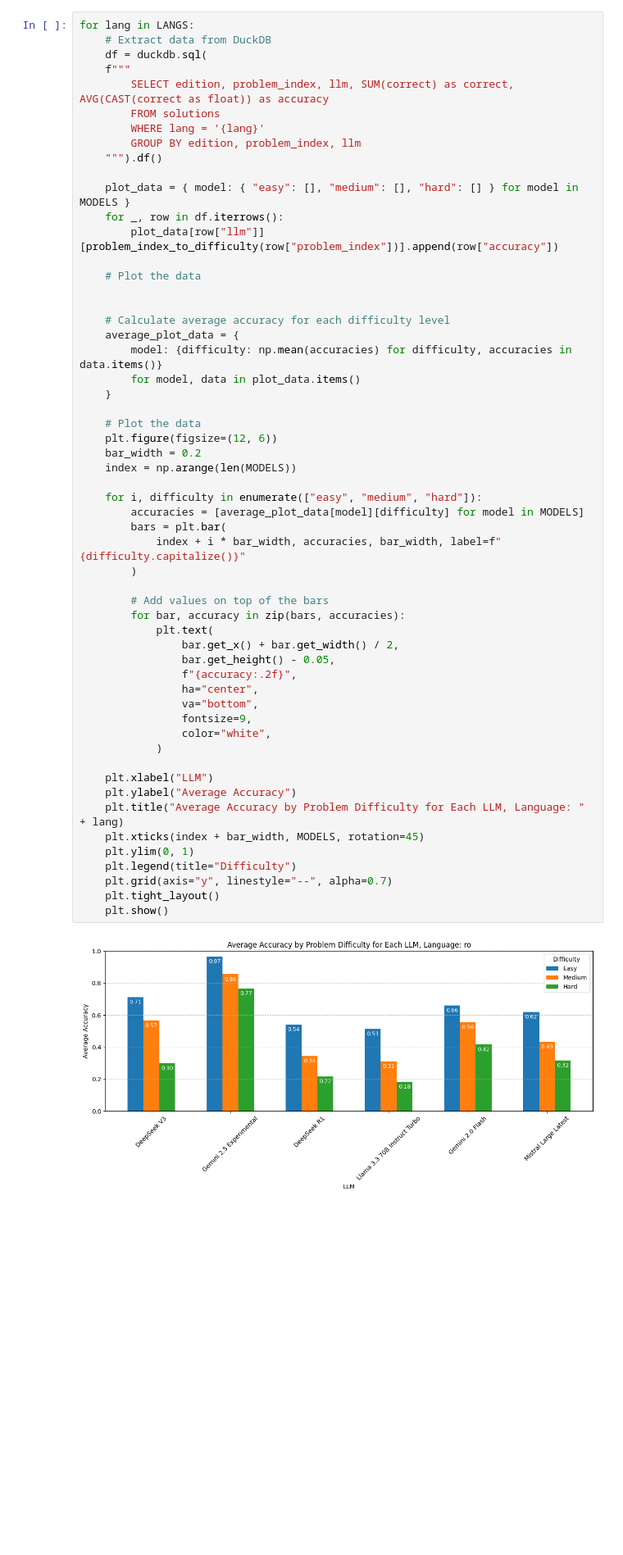
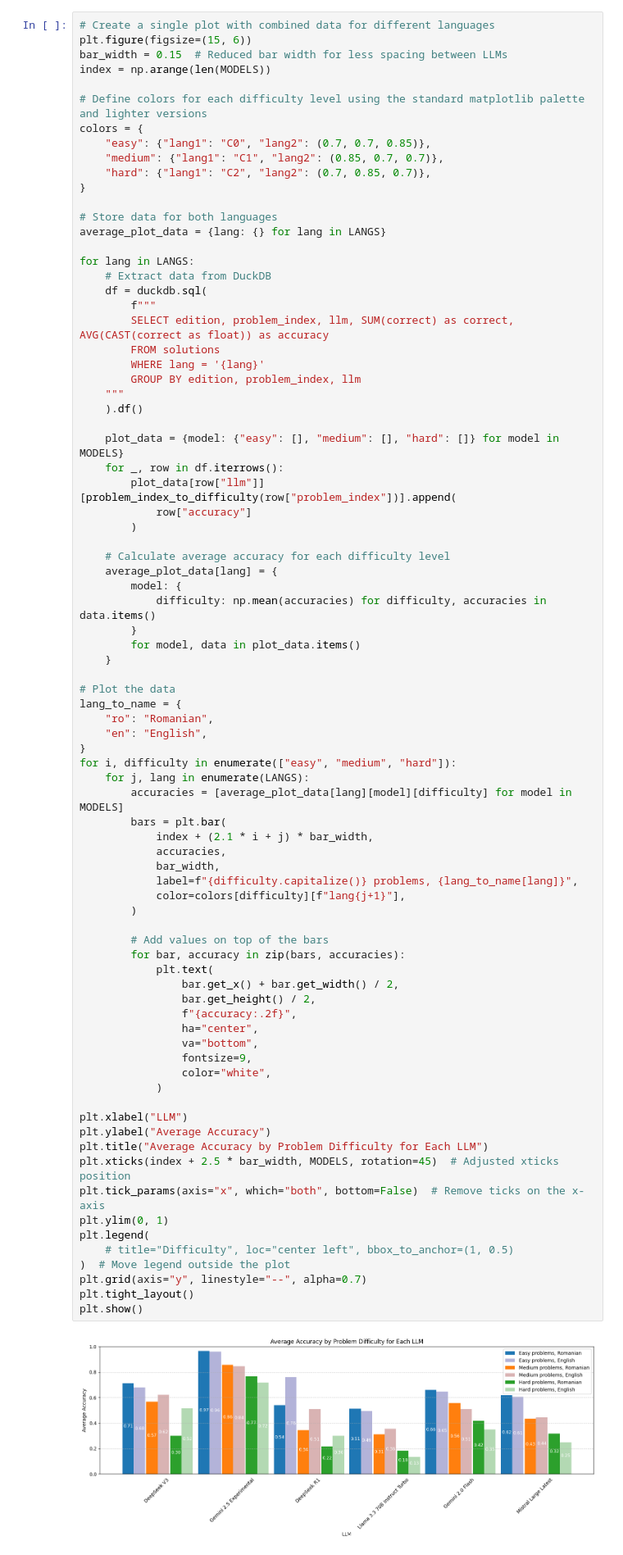
Before and after one commit to theodormoroianu/mateinfoub-with-llm, a Jupyter notebook: src/analysis.ipynb, the cells around one changed output. Shown at 82% size. Cells and saved outputs as stored; diff of their text form; blank space fills up the shorter version.

```diff
--- a/src/analysis.ipynb
+++ b/src/analysis.ipynb
@@ -259,60 +259,85 @@ Mistral Large Latest in Ediția 2024: total points - 32.33 / ranking - 20/191 /
 
 We are computing the average accuracy by LLM for each problem category (easy / medium / hard).
 # %%
+# Create a single plot with combined data for different languages
+plt.figure(figsize=(15, 6))
+bar_width = 0.15  # Reduced bar width for less spacing between LLMs
+index = np.arange(len(MODELS))
+
+# Define colors for each difficulty level using the standard matplotlib palette and lighter versions
+colors = {
+    "easy": {"lang1": "C0", "lang2": (0.7, 0.7, 0.85)},
+    "medium": {"lang1": "C1", "lang2": (0.85, 0.7, 0.7)},
+    "hard": {"lang1": "C2", "lang2": (0.7, 0.85, 0.7)},
+}
+
+# Store data for both languages
+average_plot_data = {lang: {} for lang in LANGS}
+
 for lang in LANGS:
     # Extract data from DuckDB
     df = duckdb.sql(
-    f"""
+        f"""
         SELECT edition, problem_index, llm, SUM(correct) as correct, AVG(CAST(correct as float)) as accuracy
         FROM solutions
         WHERE lang = '{lang}'
         GROUP BY edition, problem_index, llm
-    """).df()
+    """
+    ).df()
 
-    plot_data = { model: { "easy": [], "medium": [], "hard": [] } for model in MODELS }
+    plot_data = {model: {"easy": [], "medium": [], "hard": []} for model in MODELS}
     for _, row in df.iterrows():
-        plot_data[row["llm"]][problem_index_to_difficulty(row["problem_index"])].append(row["accuracy"])
-
-    # Plot the data
-
+        plot_data[row["llm"]][problem_index_to_difficulty(row["problem_index"])].append(
+            row["accuracy"]
+        )
 
     # Calculate average accuracy for each difficulty level
-    average_plot_data = {
-        model: {difficulty: np.mean(accuracies) for difficulty, accuracies in data.items()}
+    average_plot_data[lang] = {
+        model: {
+            difficulty: np.mean(accuracies) for difficulty, accuracies in data.items()
+        }
         for model, data in plot_data.items()
     }
 
-    # Plot the data
-    plt.figure(figsize=(12, 6))
-    bar_width = 0.2
-    index = np.arange(len(MODELS))
-
-    for i, difficulty in enumerate(["easy", "medium", "hard"]):
-        accuracies = [average_plot_data[model][difficulty] for model in MODELS]
+# Plot the data
+lang_to_name = {
+    "ro": "Romanian",
+    "en": "English",
+}
+for i, difficulty in enumerate(["easy", "medium", "hard"]):
+    for j, lang in enumerate(LANGS):
+        accuracies = [average_plot_data[lang][model][difficulty] for model in MODELS]
         bars = plt.bar(
-            index + i * bar_width, accuracies, bar_width, label=f"{difficulty.capitalize()}"
+            index + (2.1 * i + j) * bar_width,
+            accuracies,
+            bar_width,
+            label=f"{difficulty.capitalize()} problems, {lang_to_name[lang]}",
+            color=colors[difficulty][f"lang{j+1}"],
         )
 
         # Add values on top of the bars
         for bar, accuracy in zip(bars, accuracies):
             plt.text(
                 bar.get_x() + bar.get_width() / 2,
-                bar.get_height() - 0.05,
+                bar.get_height() / 2,
                 f"{accuracy:.2f}",
                 ha="center",
                 va="bottom",
                 fontsize=9,
                 color="white",
             )
 
-    plt.xlabel("LLM")
-    plt.ylabel("Average Accuracy")
-    plt.title("Average Accuracy by Problem Difficulty for Each LLM, Language: " + lang)
-    plt.xticks(index + bar_width, MODELS, rotation=45)
-    plt.ylim(0, 1)
-    plt.legend(title="Difficulty")
-    plt.grid(axis="y", linestyle="--", alpha=0.7)
-    plt.tight_layout()
-    plt.show()
+plt.xlabel("LLM")
+plt.ylabel("Average Accuracy")
+plt.title("Average Accuracy by Problem Difficulty for Each LLM")
+plt.xticks(index + 2.5 * bar_width, MODELS, rotation=45)  # Adjusted xticks position
+plt.tick_params(axis="x", which="both", bottom=False)  # Remove ticks on the x-axis
+plt.ylim(0, 1)
+plt.legend(
+    # title="Difficulty", loc="center left", bbox_to_anchor=(1, 0.5)
+)  # Move legend outside the plot
+plt.grid(axis="y", linestyle="--", alpha=0.7)
+plt.tight_layout()
+plt.show()
 # %% [output]
-[figure, old version]
+[figure, new version]
```
Also changed, not shown: parts of 13 cells of this notebook.
